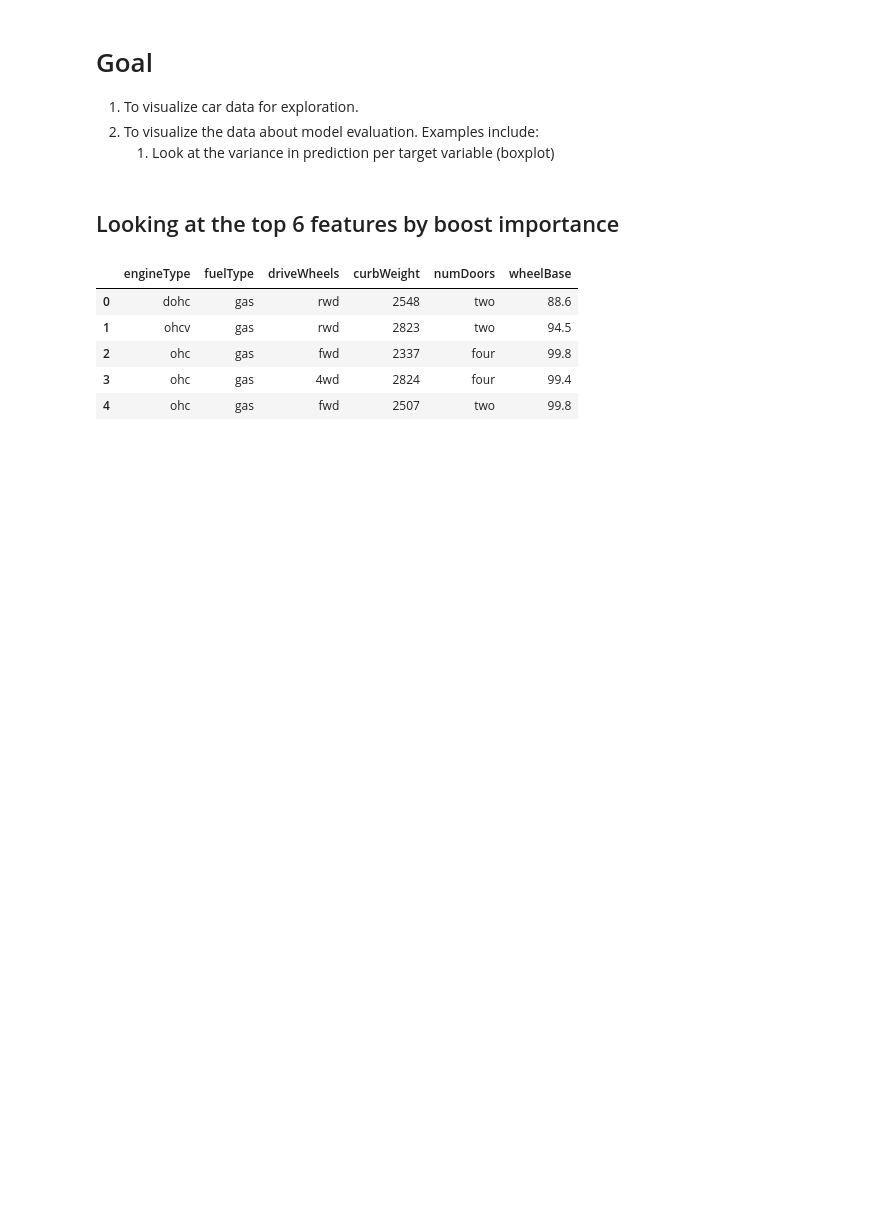
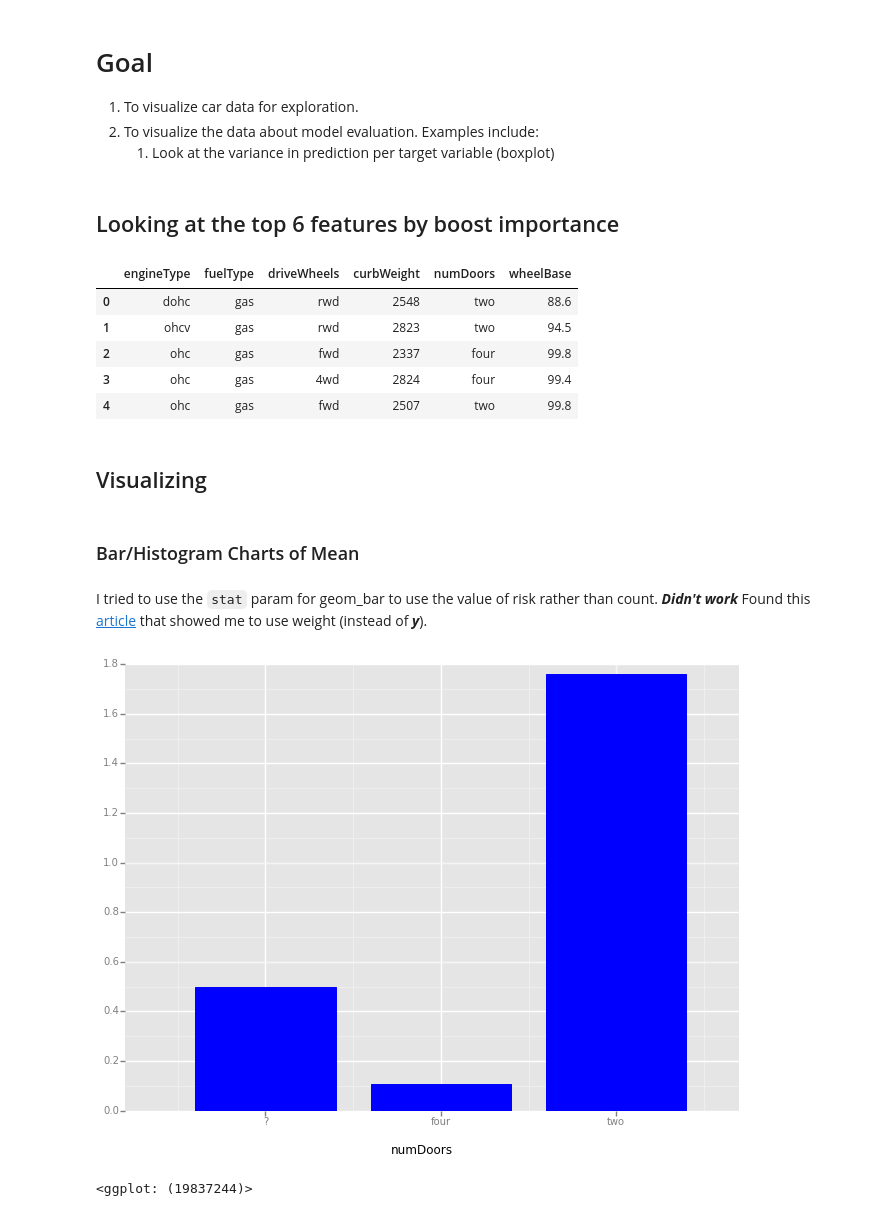
Before and after one commit to MobyWare/ml-intro-python-boosting, a Jupyter notebook: notebooks/visualize-data-and-model-perf.ipynb, the cells around one changed output. Cells and saved outputs as stored; diff of their text form; code cells hidden in the pictures; blank space fills up the shorter version.

```diff
--- a/notebooks/visualize-data-and-model-perf.ipynb
+++ b/notebooks/visualize-data-and-model-perf.ipynb
@@ -25,3 +25,18 @@ cars[['engineType', 'fuelType', 'driveWheels', 'curbWeight', 'numDoors', 'wheelB
 | 2 | ohc | gas | fwd | 2337 | four | 99.8 |
 | 3 | ohc | gas | 4wd | 2824 | four | 99.4 |
 | 4 | ohc | gas | fwd | 2507 | two | 99.8 |
+# %% [markdown]
+## Visualizing
+# %% [markdown]
+### Bar/Histogram Charts of Mean
+# %% [markdown]
+I tried to use the `stat` param for geom_bar to use the value of risk rather than count. __*Didn't work*__
+Found this [article](http://blog.yhat.com/posts/aggregating-and-plotting-time-series-in-python.html) that showed me to use weight (instead of __*y*__).
+# %%
+groupDoors = cars.groupby('numDoors').mean()
+groupDoors['numDoors'] = groupDoors.index
+groupDoors = pd.DataFrame(groupDoors.to_dict())
+ggplot(data=groupDoors, aesthetics=aes(x='numDoors', weight='risk')) + geom_bar(fill="blue") #Use identity to get the value of the y not the count. NOt working.
+# %% [output]
+[figure, added]
+<ggplot: (19837244)>
```
Also changed, not shown: parts of 11 cells of this notebook.
